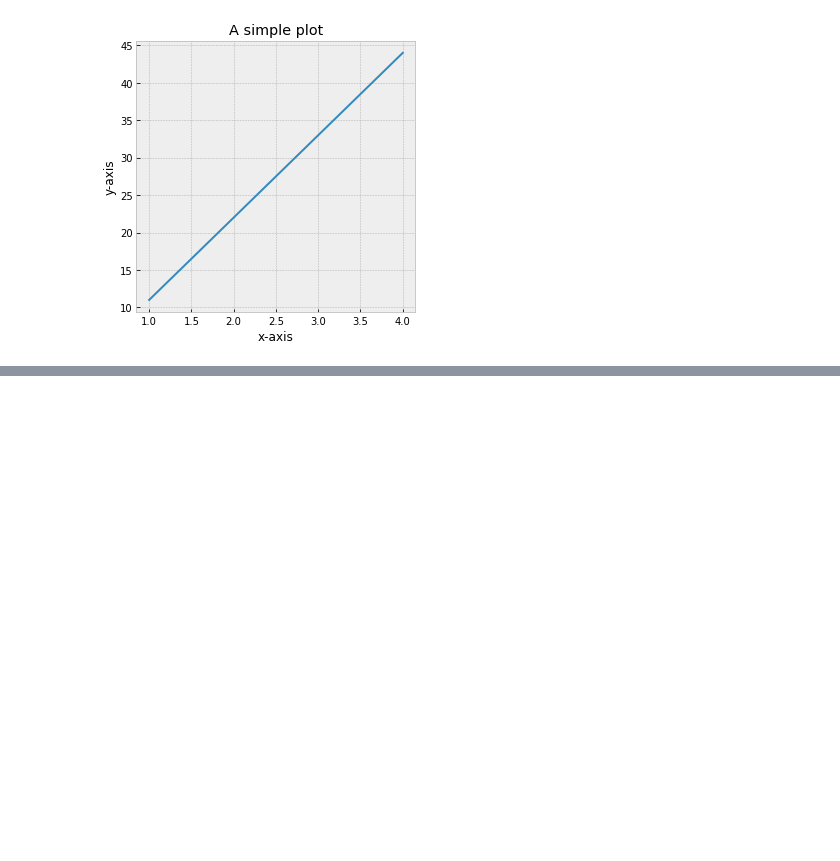
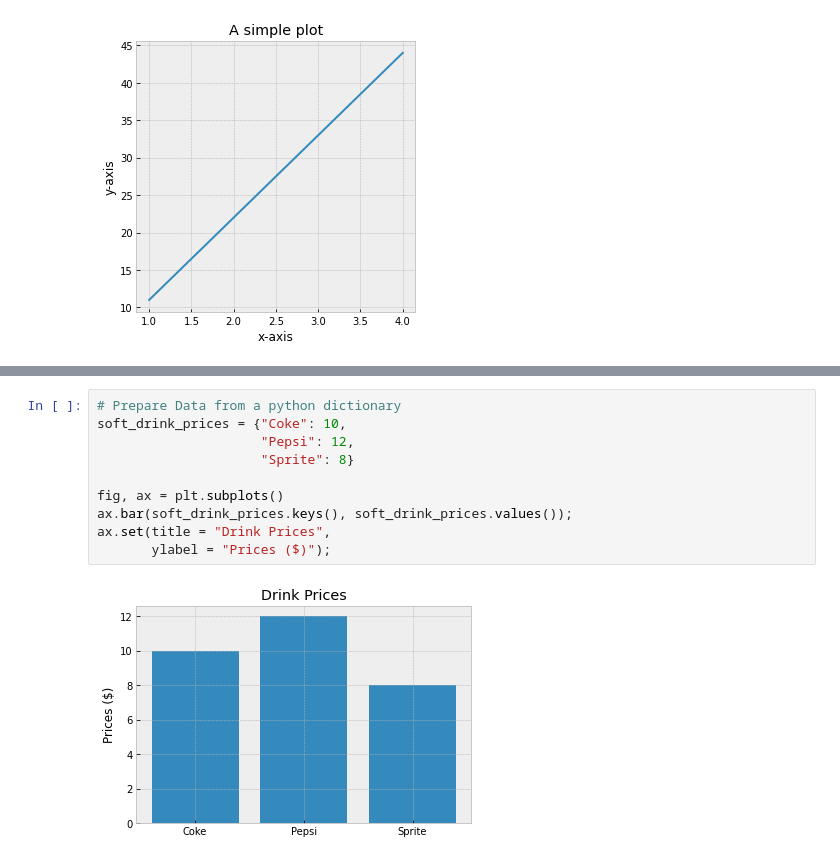
Before and after one commit to hung1012/ML-Basics, a Jupyter notebook: Matplotlib_Basics.ipynb, the cells around one changed output, grey strips where cells are left out. Drawn from its saved outputs; the diff is of its cells as text; blank space fills up the shorter version.

```diff
--- a/Matplotlib_Basics.ipynb
+++ b/Matplotlib_Basics.ipynb
@@ -58,0 +108,12 @@ ax.set(title = "A simple plot",
+# %%
+# Prepare Data from a python dictionary
+soft_drink_prices = {"Coke": 10,
+                     "Pepsi": 12,
+                     "Sprite": 8}
+
+fig, ax = plt.subplots()
+ax.bar(soft_drink_prices.keys(), soft_drink_prices.values());
+ax.set(title = "Drink Prices",
+       ylabel = "Prices ($)");
+# %% [output]
+[figure, added]
```
Also changed, not shown: parts of 9 cells of this notebook.
